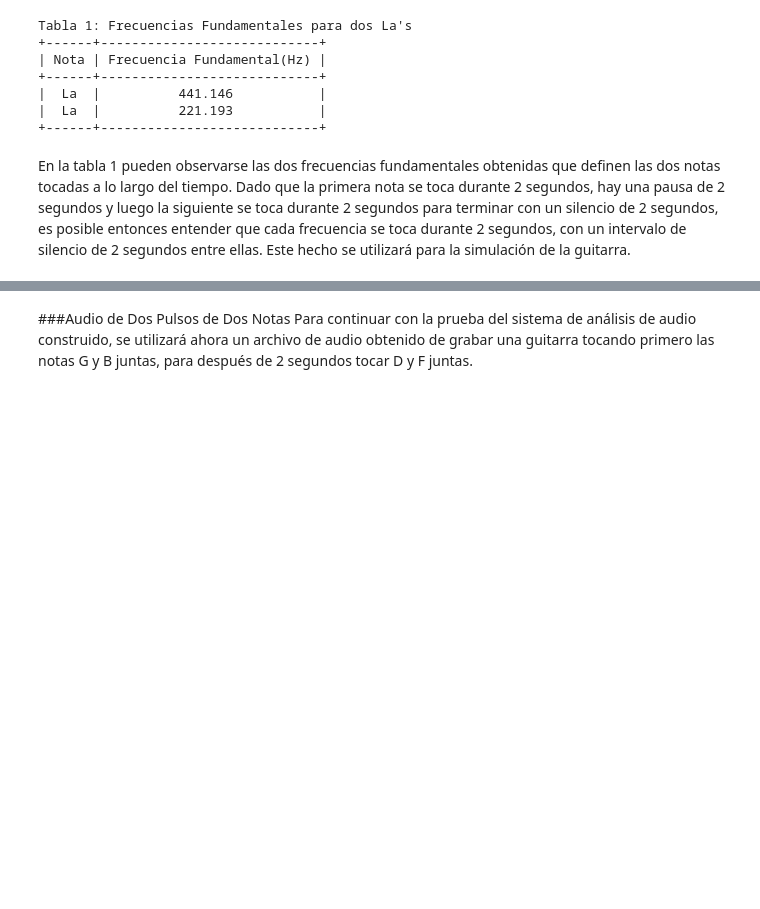
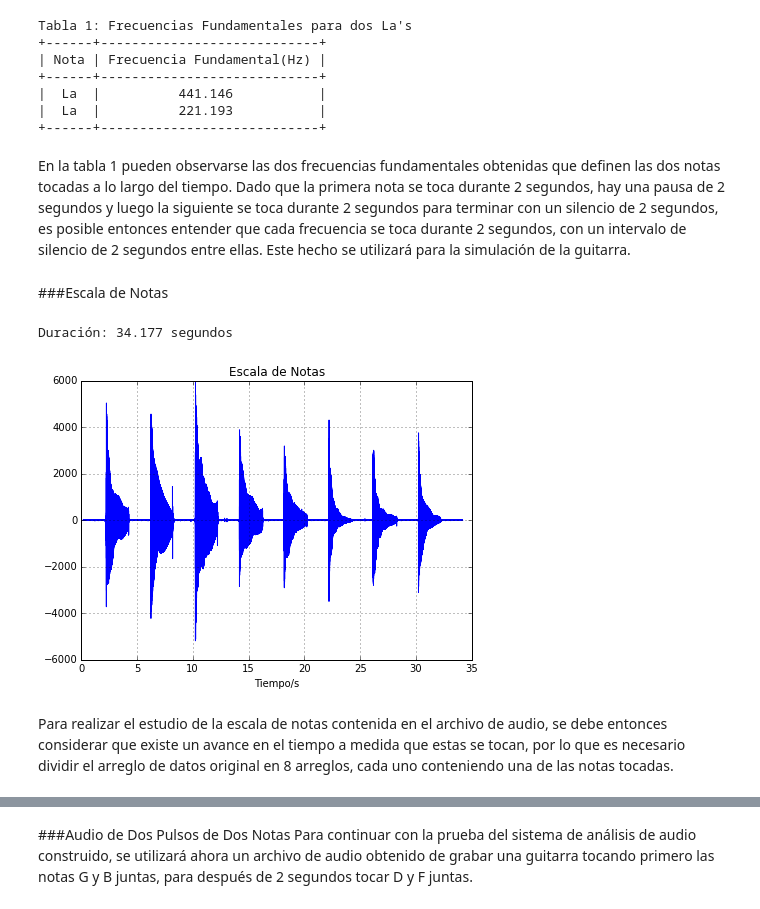
Before and after one commit to JuanUrrea6/MC, a Jupyter notebook: Proyecto Final/Filtrado.ipynb, the cells around one changed output, grey strips where cells are left out. Drawn from its saved outputs; the diff is of its cells as text; code cells hidden in the pictures; blank space fills up the shorter version.

```diff
--- a/Proyecto Final/Filtrado.ipynb
+++ b/Proyecto Final/Filtrado.ipynb
@@ -232,3 +232,23 @@ Tabla 1: Frecuencias Fundamentales para dos La's
 +------+----------------------------+
 # %% [markdown]
 En la tabla 1 pueden observarse las dos frecuencias fundamentales obtenidas que definen las dos notas tocadas a lo largo del tiempo. Dado que la primera nota se toca durante 2 segundos, hay una pausa de 2 segundos y luego la siguiente se toca durante 2 segundos para terminar con un silencio de 2 segundos, es posible entonces entender que cada frecuencia se toca durante 2 segundos, con un intervalo de silencio de 2 segundos entre ellas. Este hecho se utilizará para la simulación de la guitarra.
+# %% [markdown]
+###Escala de Notas
+# %%
+prueba2 = leer("Am-scale.wav") #Obtener la información del archivo de audio.
+arregloMusical = prueba2[0] #El arreglo que define el archivo de audio.
+tiempo = prueba2[2]
+
+figure(figsize=(7,5))
+plot(tiempo,arregloMusical) #Visualizar el arreglo del archivo de audio.
+#Las siguientes líneas corresponden a la configuración estética de la gráfica.
+xlabel("Tiempo/s")
+title("Escala de Notas")
+grid(True)
+duracion = np.round(N*(1/sampling), 3)
+print("Duración: " + str(duracion) + " segundos")
+# %% [output]
+Duración: 34.177 segundos
+[figure, added]
+# %% [markdown]
+Para realizar el estudio de la escala de notas contenida en el archivo de audio, se debe entonces considerar que existe un avance en el tiempo a medida que estas se tocan, por lo que es necesario dividir el arreglo de datos original en 8 arreglos, cada uno conteniendo una de las notas tocadas.
```
Also changed, not shown: parts of 9 cells of this notebook.
